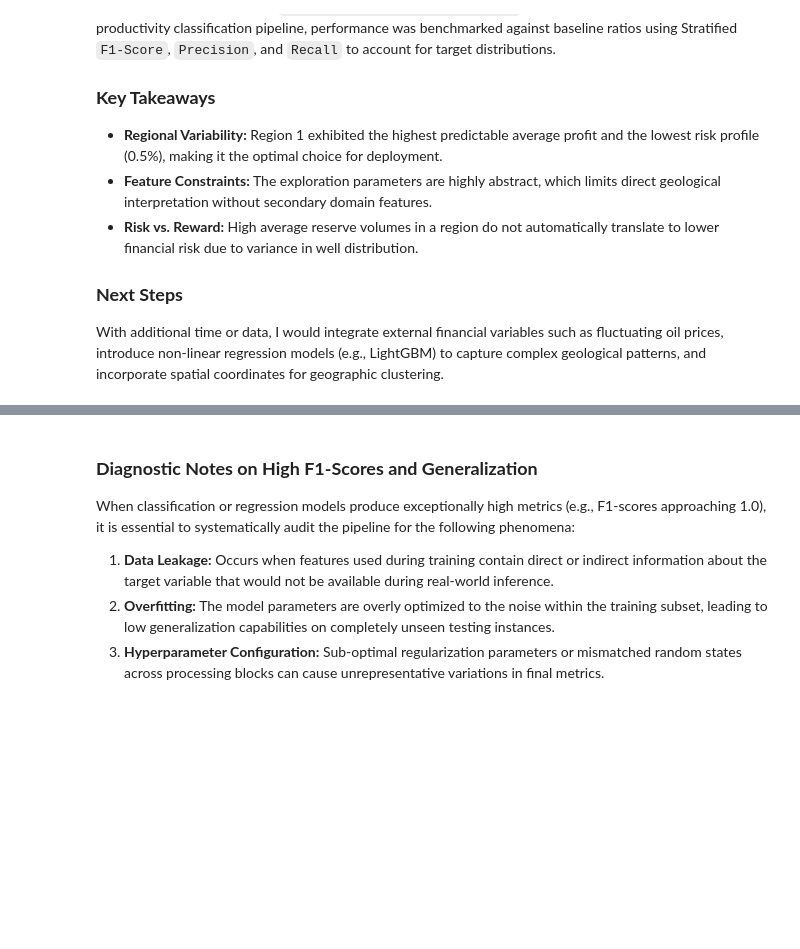
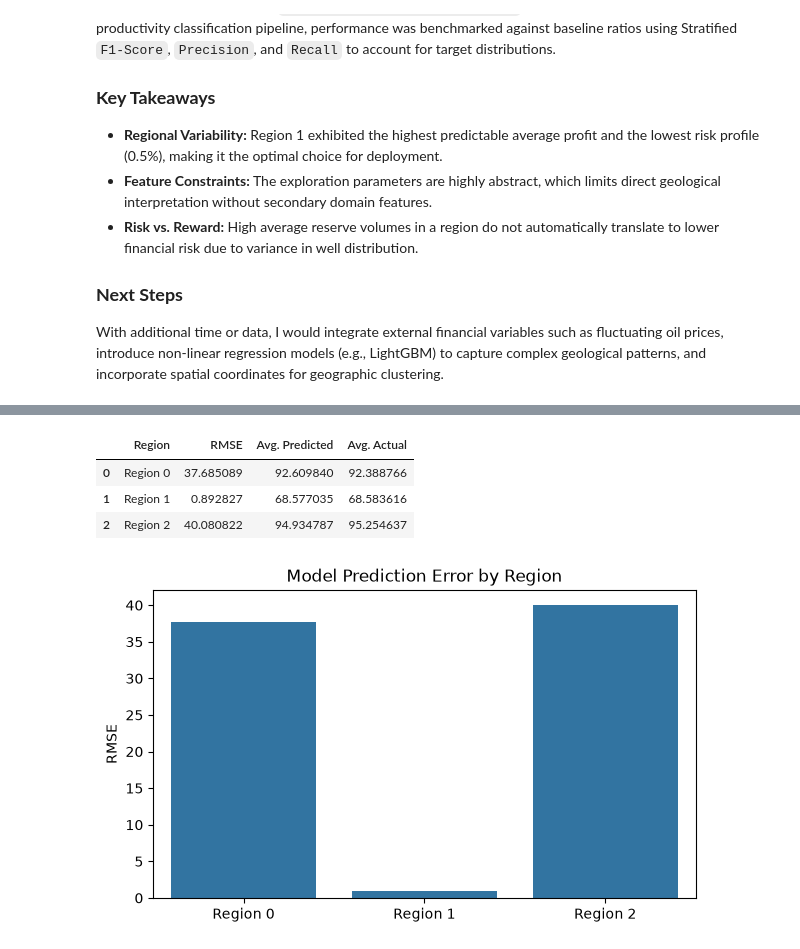
Before and after one commit to fiorellatrigo/oil-well-location-optimization, a Jupyter notebook: notebook/oil-well-location-optimization.ipynb, the cells around one changed output, grey strips where cells are left out. Drawn from its saved outputs; the diff is of its cells as text; code cells hidden in the pictures; blank space fills up the shorter version.

```diff
--- a/notebook/oil-well-location-optimization.ipynb
+++ b/notebook/oil-well-location-optimization.ipynb
@@ -158,7 +303,0 @@ F1-Score        : 0.6734
-# %% [markdown]
-### **Diagnostic Notes on High F1-Scores and Generalization**
-
-When classification or regression models produce exceptionally high metrics (e.g., F1-scores approaching 1.0), it is essential to systematically audit the pipeline for the following phenomena:
-1. **Data Leakage:** Occurs when features used during training contain direct or indirect information about the target variable that would not be available during real-world inference.
-2. **Overfitting:** The model parameters are overly optimized to the noise within the training subset, leading to low generalization capabilities on completely unseen testing instances.
-3. **Hyperparameter Configuration:** Sub-optimal regularization parameters or mismatched random states across processing blocks can cause unrepresentative variations in final metrics.
@@ -164,0 +340,45 @@ When classification or regression models produce exceptionally high metrics (e.g
+# %%
+evaluation_summary = []
+
+model_results = {}
+
+for idx, dataset in enumerate(clean_datasets):
+
+    predictions, actuals, rmse, avg_prediction = train_and_evaluate_region(
+        dataset,
+        f"Region {idx}"
+    )
+
+    model_results[idx] = (predictions, actuals)
+
+    evaluation_summary.append({
+        "Region": f"Region {idx}",
+        "RMSE": rmse,
+        "Avg. Predicted": avg_prediction,
+        "Avg. Actual": actuals.mean()
+    })
+
+evaluation_summary = pd.DataFrame(evaluation_summary)
+
+evaluation_summary
+# %% [output]
+|  | Region | RMSE | Avg. Predicted | Avg. Actual |
+| 0 | Region 0 | 37.685089 | 92.609840 | 92.388766 |
+| 1 | Region 1 | 0.892827 | 68.577035 | 68.583616 |
+| 2 | Region 2 | 40.080822 | 94.934787 | 95.254637 |
+# %%
+plt.figure(figsize=(7,4))
+
+sns.barplot(
+    data=evaluation_summary,
+    x="Region",
+    y="RMSE"
+)
+
+plt.title("Model Prediction Error by Region")
+plt.ylabel("RMSE")
+plt.xlabel("")
+
+plt.show()
+# %% [output]
+[figure, added]
```
Also changed, not shown: parts of 42 cells of this notebook, 3 other files.
